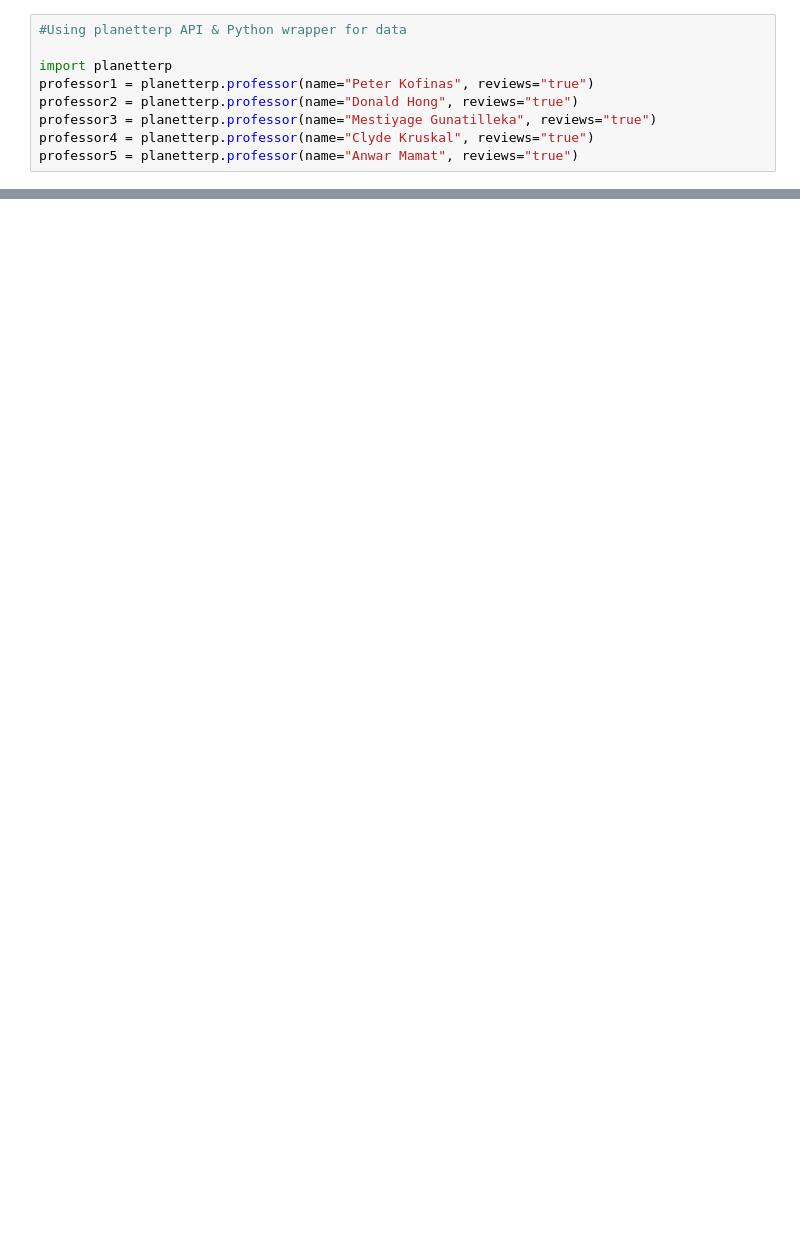
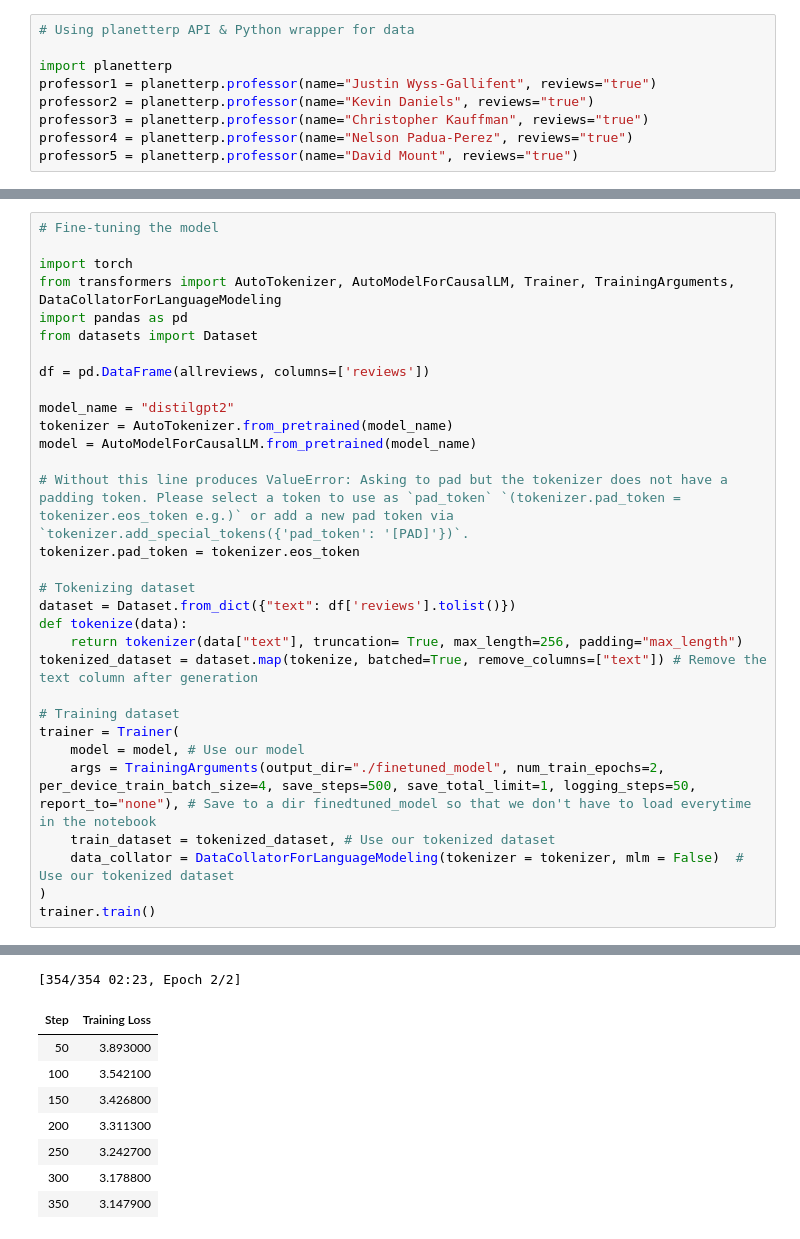
Before and after one commit to cheesuschris/320Homeworks, a Jupyter notebook: Homework4/Homework4.ipynb, the cells around one changed output, grey strips where cells are left out. Saved outputs shown, nothing was run; the diff lists cells and outputs as text; blank space fills up the shorter version.

Commit message:
code added, run code to get the finetuned_model and finetuned_model_2 directories

```diff
--- a/Homework4/Homework4.ipynb
+++ b/Homework4/Homework4.ipynb
@@ -1,10 +5,10 @@
 # %%
-#Using planetterp API & Python wrapper for data
+# Using planetterp API & Python wrapper for data
 
 import planetterp
-professor1 = planetterp.professor(name="Peter Kofinas", reviews="true")
-professor2 = planetterp.professor(name="Donald Hong", reviews="true")
-professor3 = planetterp.professor(name="Mestiyage Gunatilleka", reviews="true")
-professor4 = planetterp.professor(name="Clyde Kruskal", reviews="true")
-professor5 = planetterp.professor(name="Anwar Mamat", reviews="true")
+professor1 = planetterp.professor(name="Justin Wyss-Gallifent", reviews="true")
+professor2 = planetterp.professor(name="Kevin Daniels", reviews="true")
+professor3 = planetterp.professor(name="Christopher Kauffman", reviews="true")
+professor4 = planetterp.professor(name="Nelson Padua-Perez", reviews="true")
+professor5 = planetterp.professor(name="David Mount", reviews="true")
 # %%
@@ -41,0 +79,32 @@ Getting the head of the data:
+# %%
+# Fine-tuning the model
+
+import torch
+from transformers import AutoTokenizer, AutoModelForCausalLM, Trainer, TrainingArguments, DataCollatorForLanguageModeling
+import pandas as pd
+from datasets import Dataset
+
+df = pd.DataFrame(allreviews, columns=['reviews'])
+
+model_name = "distilgpt2"
+tokenizer = AutoTokenizer.from_pretrained(model_name)
+model = AutoModelForCausalLM.from_pretrained(model_name)
+
+# Without this line produces ValueError: Asking to pad but the tokenizer does not have a padding token. Please select a token to use as `pad_token` `(tokenizer.pad_token = tokenizer.eos_token e.g.)` or add a new pad token via `tokenizer.add_special_tokens({'pad_token': '[PAD]'})`.
+tokenizer.pad_token = tokenizer.eos_token
+
+# Tokenizing dataset
+dataset = Dataset.from_dict({"text": df['reviews'].tolist()})
+def tokenize(data):
+    return tokenizer(data["text"], truncation= True, max_length=256, padding="max_length")
+tokenized_dataset = dataset.map(tokenize, batched=True, remove_columns=["text"]) # Remove the text column after generation
+
+# Training dataset
+trainer = Trainer(
+    model = model, # Use our model
+    args = TrainingArguments(output_dir="./finetuned_model", num_train_epochs=2, per_device_train_batch_size=4, save_steps=500, save_total_limit=1, logging_steps=50, report_to="none"), # Save to a dir finedtuned_model so that we don't have to load everytime in the notebook
+    train_dataset = tokenized_dataset, # Use our tokenized dataset
+    data_collator = DataCollatorForLanguageModeling(tokenizer = tokenizer, mlm = False)  # Use our tokenized dataset
+)
+trainer.train()
+# %% [output]
@@ -41,0 +112,9 @@ Getting the head of the data:
+[354/354 02:23, Epoch 2/2]
+| Step | Training Loss |
+| 50 | 3.893000 |
+| 100 | 3.542100 |
+| 150 | 3.426800 |
+| 200 | 3.311300 |
+| 250 | 3.242700 |
+| 300 | 3.178800 |
+| 350 | 3.147900 |
```
Also changed, not shown: parts of 15 cells of this notebook.
